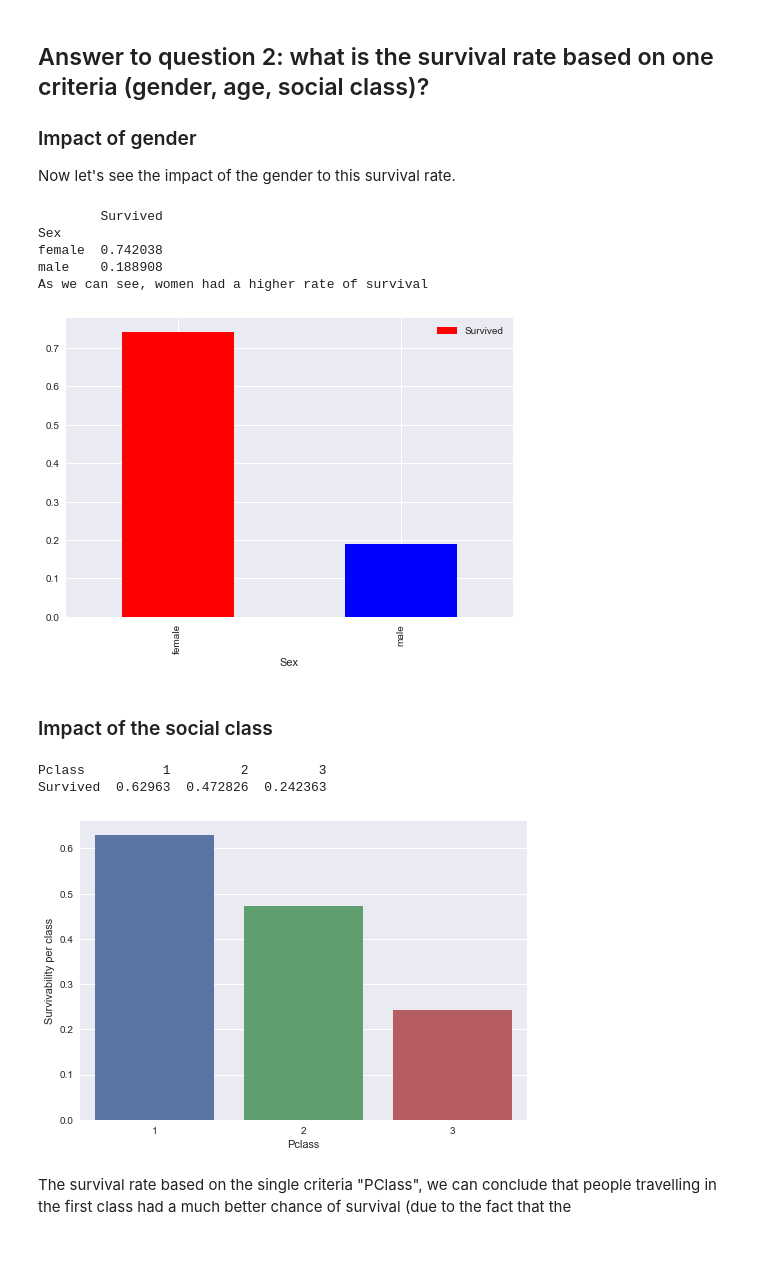
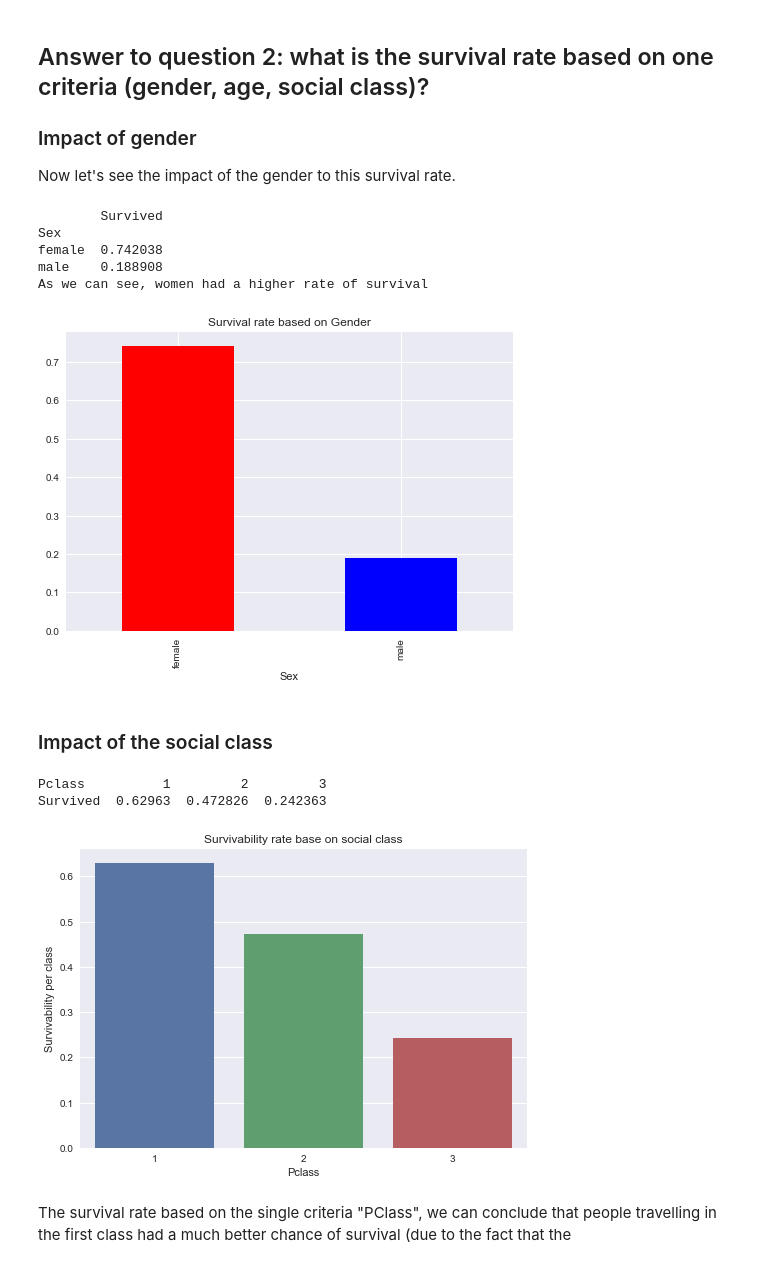
Before and after one commit to jocelyn19/dand_project0_titanic, a Jupyter notebook: Titanic report.ipynb, the cells around one changed output. Cells and saved outputs as stored; diff of their text form; code cells hidden in the pictures.

Commit message:
Some correction after submission feedback
- now 2 type of graphs
- title for each graphs
- assumption for the representativity of the sample added

```diff
--- a/Titanic report.ipynb
+++ b/Titanic report.ipynb
@@ -128,7 +131,8 @@ Now let's see the impact of the gender to this survival rate.
 # %%
 survivability_per_sex_percentage = pd.DataFrame(full_dataset_cleaned.groupby(['Sex'])['Survived'].mean())
 print(survivability_per_sex_percentage)
-survivability_per_sex_percentage.plot(kind='bar', color="rb")
+survivability_per_sex_percentage.plot(kind='bar', color="rb", legend=False)
+plt.title("Survival rate based on Gender")
 print('As we can see, women had a higher rate of survival')
 # %% [output]
         Survived
@@ -136,22 +140,23 @@ Sex
 female  0.742038
 male    0.188908
 As we can see, women had a higher rate of survival
-[figure, old version]
+[figure, new version]
 # %% [markdown]
 ### Impact of the social class
 # %%
 survivability_per_class_percentage= pd.DataFrame(full_dataset_cleaned.groupby('Pclass')['Survived'].mean()).T
 print(survivability_per_class_percentage)
 
 def visualize_surv_barplot(df):
     ax = sns.barplot(data=df)
     ax.set_ylabel("Survivability per class")
+    ax.set_title("Survivability rate base on social class")
 
 visualize_surv_barplot(survivability_per_class_percentage)
 # %% [output]
 Pclass          1         2         3
 Survived  0.62963  0.472826  0.242363
-[figure, old version]
+[figure, new version]
 # %% [markdown]
 The survival rate based on the single criteria "PClass", we can conclude that people travelling in the first class had a much better chance of survival (due to the fact that the
 # %% [markdown]
```
Also changed, not shown: parts of 12 cells of this notebook, 1 other file.
